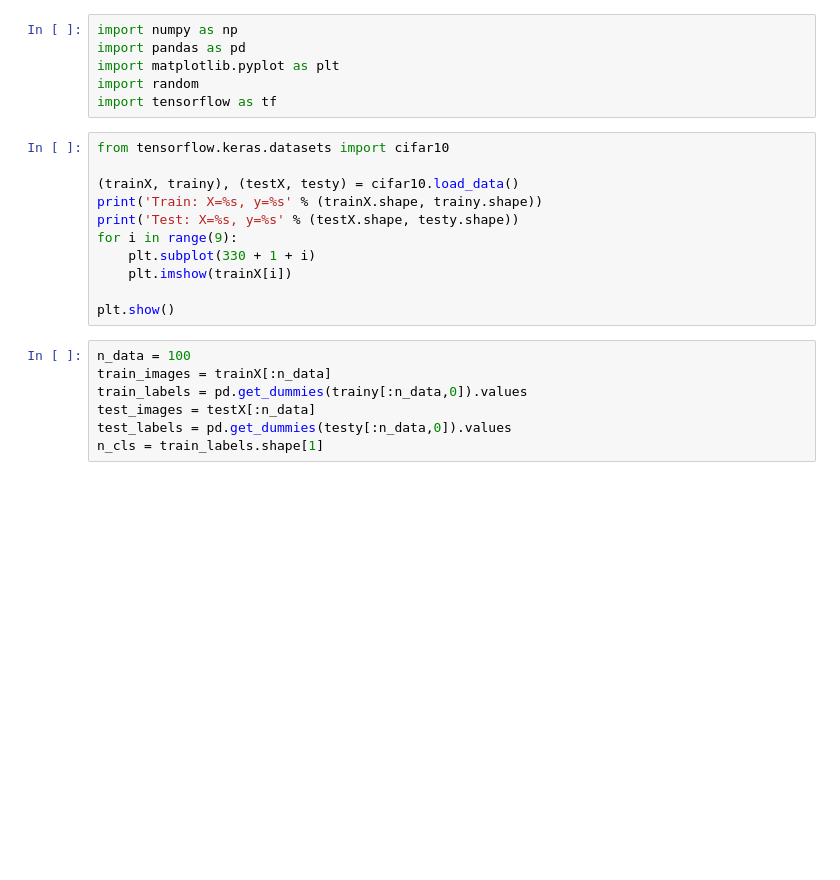
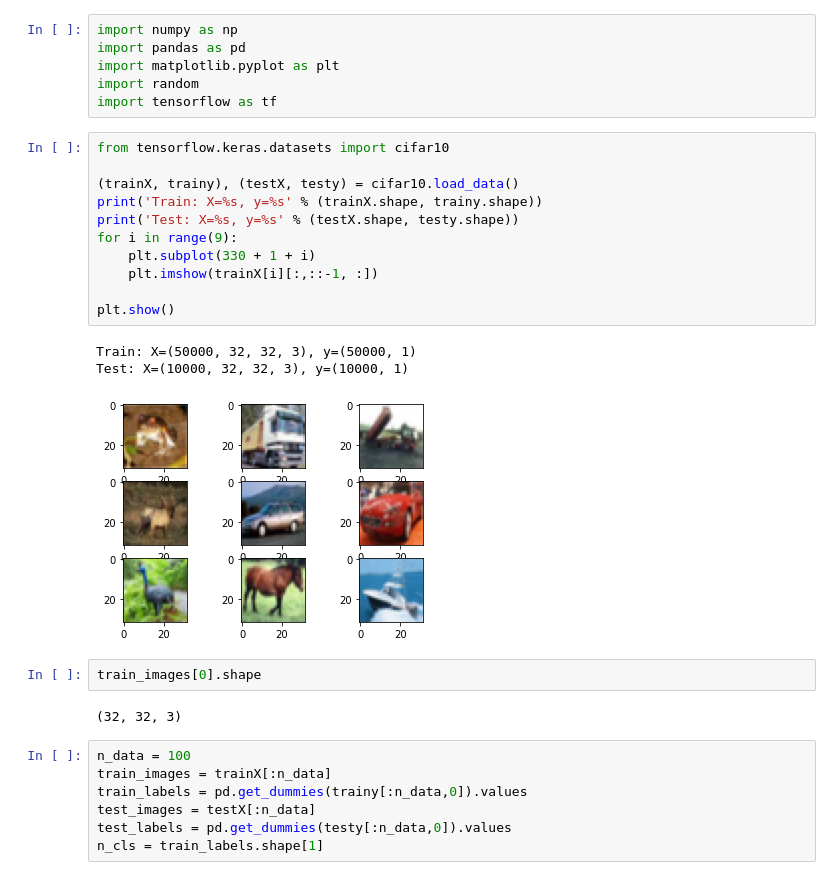
Before and after one commit to leedtan/Teaching, a Jupyter notebook: conv_v1.ipynb, the cells around one changed output. Cells and saved outputs as stored; diff of their text form; blank space fills up the shorter version.

```diff
--- a/conv_v1.ipynb
+++ b/conv_v1.ipynb
@@ -11,14 +11,22 @@ import tensorflow as tf
 # %%
 from tensorflow.keras.datasets import cifar10
 
 (trainX, trainy), (testX, testy) = cifar10.load_data()
 print('Train: X=%s, y=%s' % (trainX.shape, trainy.shape))
 print('Test: X=%s, y=%s' % (testX.shape, testy.shape))
 for i in range(9):
     plt.subplot(330 + 1 + i)
-    plt.imshow(trainX[i])
+    plt.imshow(trainX[i][:,::-1, :])
 
 plt.show()
+# %% [output]
+Train: X=(50000, 32, 32, 3), y=(50000, 1)
+Test: X=(10000, 32, 32, 3), y=(10000, 1)
+[figure, added]
+# %%
+train_images[0].shape
+# %% [output]
+(32, 32, 3)
 # %%
 n_data = 100
 train_images = trainX[:n_data]
```
Also changed, not shown: parts of 11 cells of this notebook, 1 other file.
